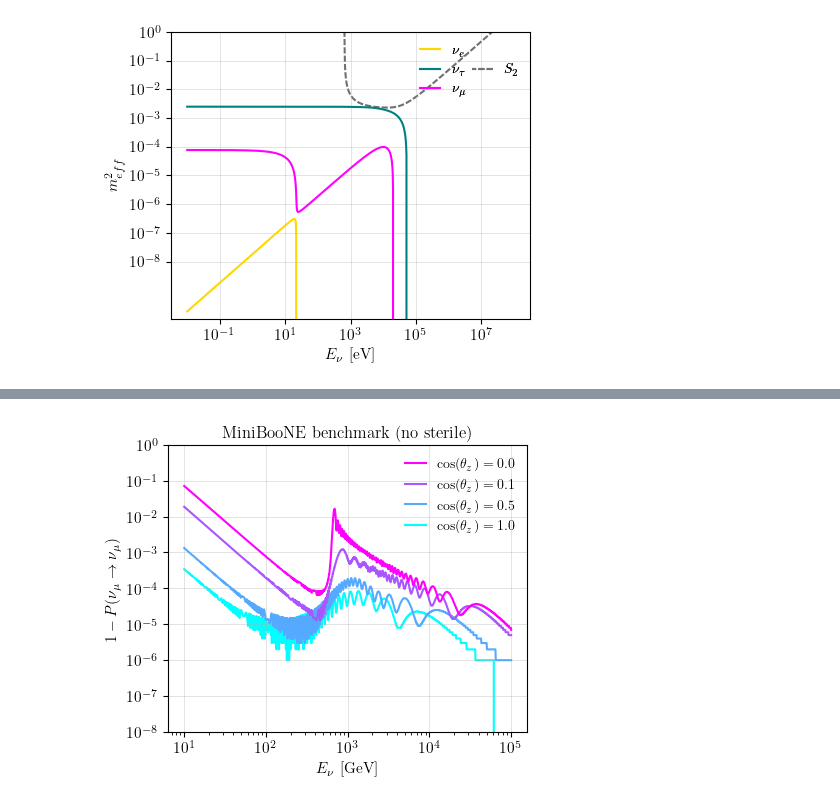
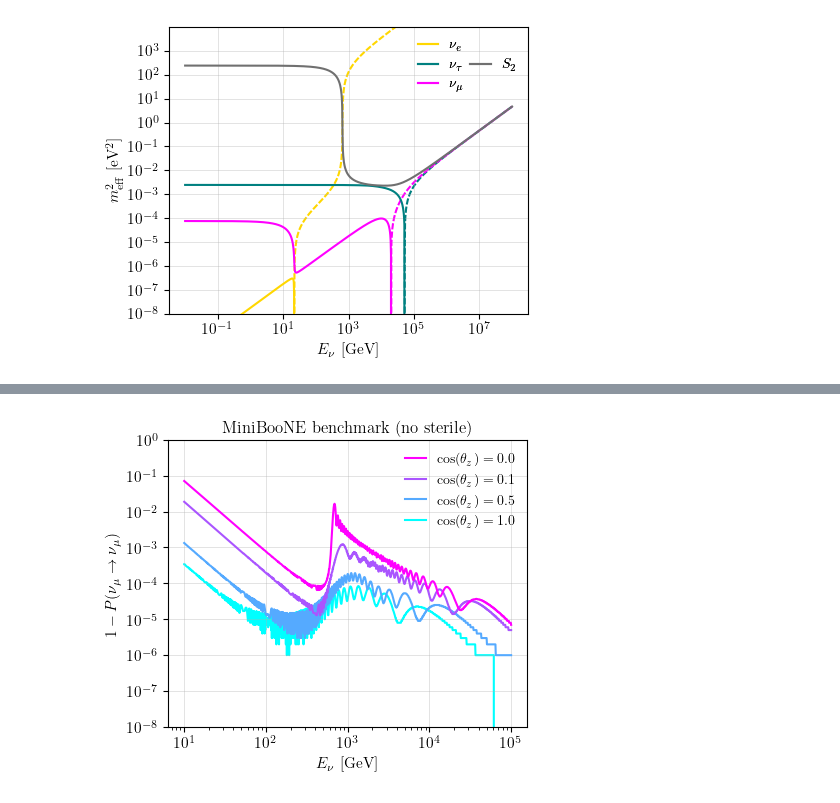
Before and after one commit to ConnorSponsler/For_Git, a Jupyter notebook: main_example_plots_Connor.ipynb, the cells around one changed output, grey strips where cells are left out. Saved outputs shown, nothing was run; the diff lists cells and outputs as text; code cells hidden in the pictures.

Commit message:
new data and plot

```diff
--- a/main_example_plots_Connor.ipynb
+++ b/main_example_plots_Connor.ipynb
@@ -75,42 +78,42 @@ energies, data = read_data("propagation/4_eigenvalues.txt")
 
 names = [r'$\nu_e$', r'$\nu_\mu$', r'$\nu_\tau$', r'$S_2$',r'$-\nu_e$', r'$-\nu_\mu$', r'$-\nu_\tau$']
 
 fig1, ax1 = std_fig()
 #for i in [0,2]:  # Loop over other columns as y-values
 #    ax1.plot(energies/GeV, data[:, i+3], label= names[i+3],  color=cm.cool((i+.5)/3), zorder=2)
-ax1.plot(energies/GeV, data[:, 0], label= names[0],  color='gold', zorder=2)
-ax1.plot(energies/GeV, -data[:, 0], label= names[4],  color='gold', ls=(1,(3,1)), zorder=2)
+ax1.plot(energies/GeV, data[:, 0], label= names[0],  color='gold', zorder=3)
+ax1.plot(energies/GeV, -data[:, 0], label= names[4],  color='gold', ls=(1,(3,1)), zorder=1)
 ax1.plot(energies/GeV, data[:, 2], label= names[2],  color='teal', zorder=2)
-ax1.plot(energies/GeV, -data[:, 2], label= names[5],  color='teal', ls=(1,(3,1)), zorder=2)
+ax1.plot(energies/GeV, -data[:, 2], label= names[5],  color='teal', ls=(1,(3,1)), zorder=1)
 ax1.plot(energies/GeV, data[:, 1], label= names[1],  color='magenta', zorder=2)
-ax1.plot(energies/GeV, -data[:, 1], label= names[6],  color='magenta', ls=(1,(3,1)), zorder=2)
+ax1.plot(energies/GeV, -data[:, 1], label= names[6],  color='magenta', ls=(1,(3,1)), zorder=1)
 
-ax1.plot(energies/GeV, data[:, 3], label= names[3],  color=cm.Greys_r(0.2+1/6), ls=(1,(3,1)), zorder=1)
+ax1.plot(energies/GeV, data[:, 3], label= names[3],  color=cm.Greys_r(0.2+1/6), zorder=2)
 
 # Create a proxy artist for the empty space
 empty_handle = mlines.Line2D([], [], color='none')
 # Get handles and labels
 handles, labels = ax1.get_legend_handles_labels()
 
 # Create custom legend
 # First three labels in the first column, fourth label in the second column
-legend = plt.legend([handles[0], handles[1], handles[2], empty_handle,handles[3]],
-                    [labels[0], labels[1], labels[2], '', labels[3]],
+legend = plt.legend([handles[0], handles[2], handles[4],  empty_handle,handles[6]],
+                    [labels[0], labels[2], labels[4], "", labels[6]],
                     frameon=False, loc='upper right', ncol=2,
                     handlelength=1.5, columnspacing=0.5)
 
-ax1.set_xlabel(r'$E_\nu$ [eV]')  # Assuming the energy unit is electron volts (GeV)
-ax1.set_ylabel(r'$m_{eff}^2$')
+ax1.set_xlabel(r'$E_\nu$ [GeV]')  # Assuming the energy unit is electron volts (GeV)
+ax1.set_ylabel(r'$m_{\text{eff}}^2$ [eV$^2$]')
 ax1.add_artist(legend)
 #ax1.legend(frameon=False, loc='upper right', ncol=2, handlelength=1.5, columnspacing=0.5)
 ax1.grid(which='major', linewidth=0.5,zorder=-1, alpha=0.5)
 
 ax1.set_yscale('log')
 ax1.set_xscale('log')
-ax1.set_ylim(1e-10,0.03)
-yticks = [10**i for i in range(-8, 1)]
+ax1.set_ylim(1e-8,1e4)
+yticks = [10**i for i in range(-8, 4)]
 ax1.set_yticks(yticks)
 
 fig1.savefig('plots/4_eigenvalues.pdf')
 # %% [output]
-[figure, old version]
+[figure, new version]
```
Also changed, not shown: parts of 7 cells of this notebook, 19 other files.
